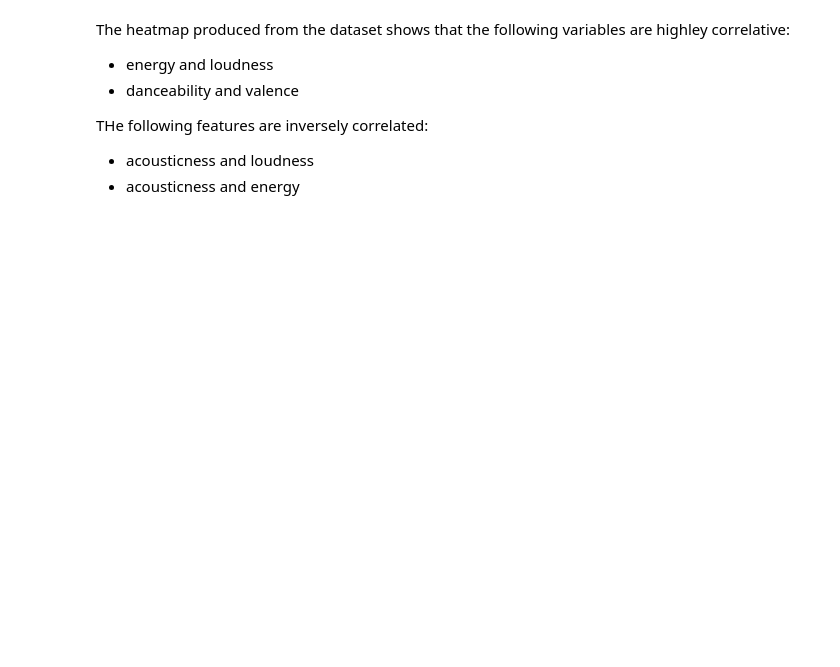
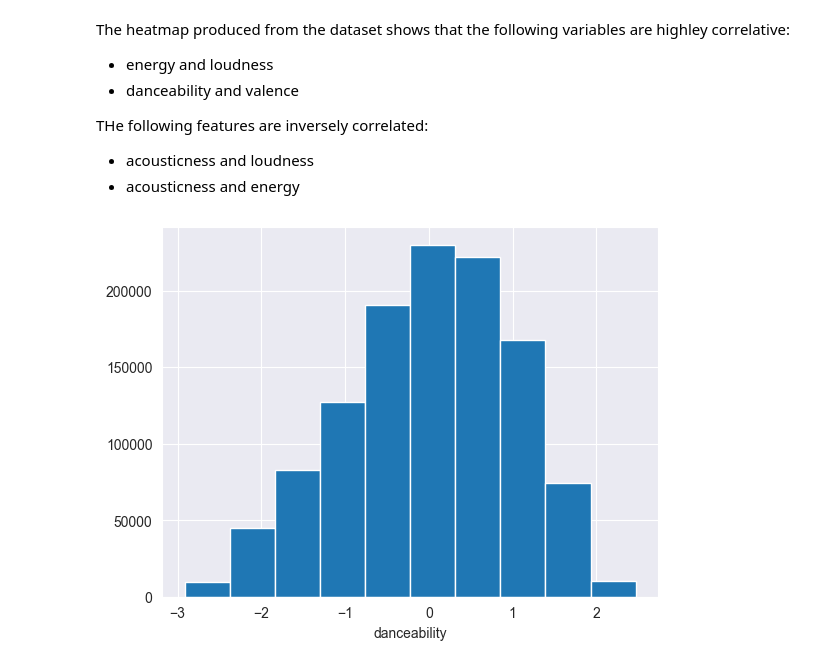
Before and after one commit to djordan015/CSCI-635-01-Group-4, a Jupyter notebook: ml/notebooks/02_modeling.ipynb, the cells around one changed output. Drawn from its saved outputs; the diff is of its cells as text; code cells hidden in the pictures; blank space fills up the shorter version.

```diff
--- a/ml/notebooks/02_modeling.ipynb
+++ b/ml/notebooks/02_modeling.ipynb
@@ -55,0 +70,9 @@ print("Shape of X_test:", X_test.shape)
+# %%
+attr = "danceability"
+
+
+plt.hist(data_vis[attr], bins=10)
+plt.xlabel(attr)
+plt.show()
+# %% [output]
+[figure, added]
```
Also changed, not shown: parts of 12 cells of this notebook, 2 other files.
